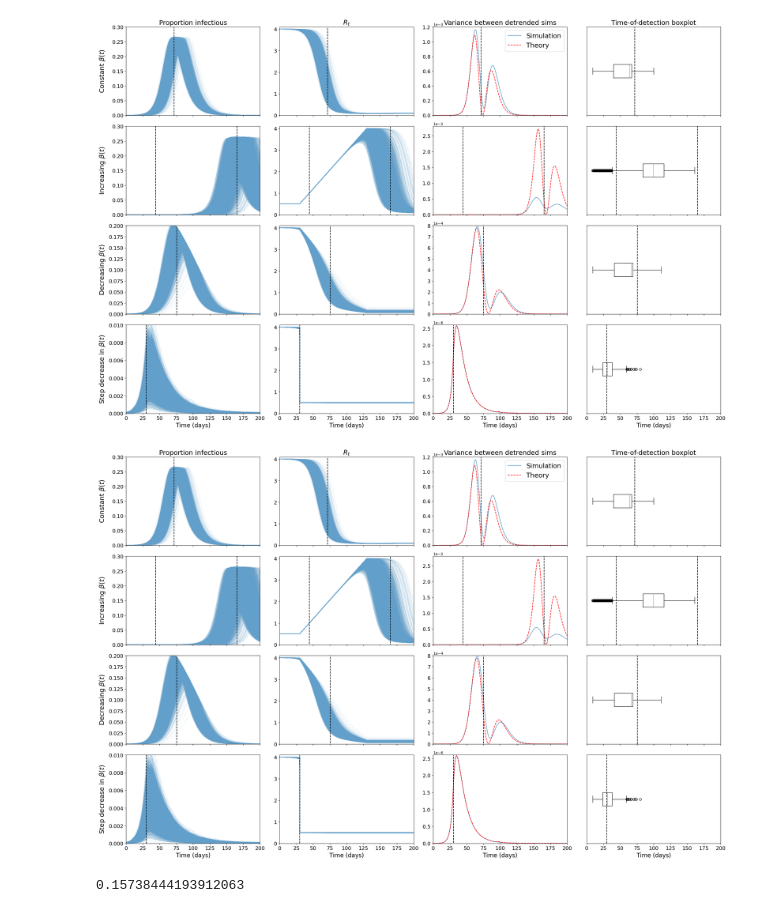
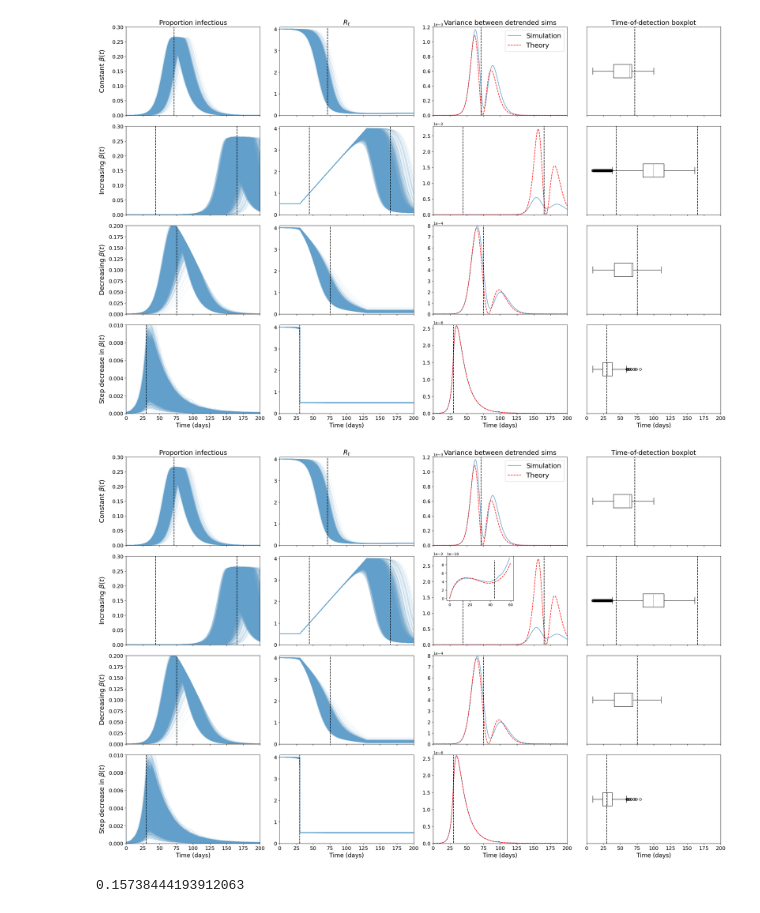
Before and after one commit to joshlooks/COVIDews, a Jupyter notebook: simulations_aggregation_cluster_relative.ipynb, the cells around one changed output. Saved outputs shown, nothing was run; the diff lists cells and outputs as text; code cells hidden in the pictures.

```diff
--- a/simulations_aggregation_cluster_relative.ipynb
+++ b/simulations_aggregation_cluster_relative.ipynb
@@ -429,35 +429,41 @@ axs[3,0].vlines(step_crit,ymin=axs[3,0].get_yticks()[0],ymax=up_lims_p[3],color=
 axs[3,1].vlines(step_crit,ymin=axs[3,1].get_yticks()[0],ymax=axs[3,1].get_yticks()[-1],color='k',linestyle='--')
 axs[3,2].vlines(step_crit,ymin=axs[3,2].get_yticks()[0],ymax=up_lims[3],color='k',linestyle='--')
 axs[3,3].vlines(step_crit,0.5,1.5,color='k',linestyle='--')
 
 axs[0,0].set_title('Proportion infectious',fontsize=18)
 axs[0,1].set_title(r'$R_t$',fontsize=18)
 axs[0,2].set_title('Variance between detrended sims',fontsize=18)
 axs[0,3].set_title('Time-of-detection boxplot',fontsize=18)
 
 labels= [r'Constant $\beta(t)$',r'Increasing $\beta(t)$', r'Decreasing $\beta(t)$', r'Step decrease in $\beta(t)$']
 for i in range(4):
     for j in range(4):
         axs[i,j].tick_params(axis='x', labelsize=14)
         axs[i,j].tick_params(axis='y', labelsize=14)
         if j == 3:
             axs[i,j].set_yticks([])
         if j == 0:
             axs[i,j].set_ylim((0,axs[i,j].get_ylim()[-1]))
         axs[i,j].set_xlim((0,200))
 for i in range(4):
     axs[i,0].set_ylim([0,up_lims_p[i]])
     axs[i,1].set_ylim([0,4.1])
     axs[i,2].set_ylim([0,up_lims[i]])
     axs[i,2].ticklabel_format(axis='y',style='sci',scilimits=(0,0))
     axs[i,0].set_ylabel(labels[i],fontsize=18)
     axs[i,0].get_yaxis().set_label_coords(-0.15,0.5)
 axs[0,2].legend(fontsize=18,loc = 'upper right')
+
+iax = axs[1,2].inset_axes([0.1, 0.5, 0.5, 0.5])  # [left, bottom, width, height]
+iax.plot(days[:60],stoch_inc.var(axis=1).values[:60],color='#629FCA')
+iax.plot(ts[:600],cst_inc[:600,-1],linestyle='--',color='r')
+iax.vlines(inc_crit_up,ymin=0,ymax=9e-10,color='k',linestyle='--')
+
 plt.tight_layout()
-plt.savefig("Figures/simulations_theory_corr.png",dpi=1200,bbox_inches='tight')
+plt.savefig("Figures/simulations_theory_corr_inset.png",dpi=300,bbox_inches='tight')
 plt.show()
 # %% [output]
-[figure, old version]
+[figure, new version]
 # %%
 num = 0
 for i in range(len(times_inc)):
```
Also changed, not shown: 22 other files.
